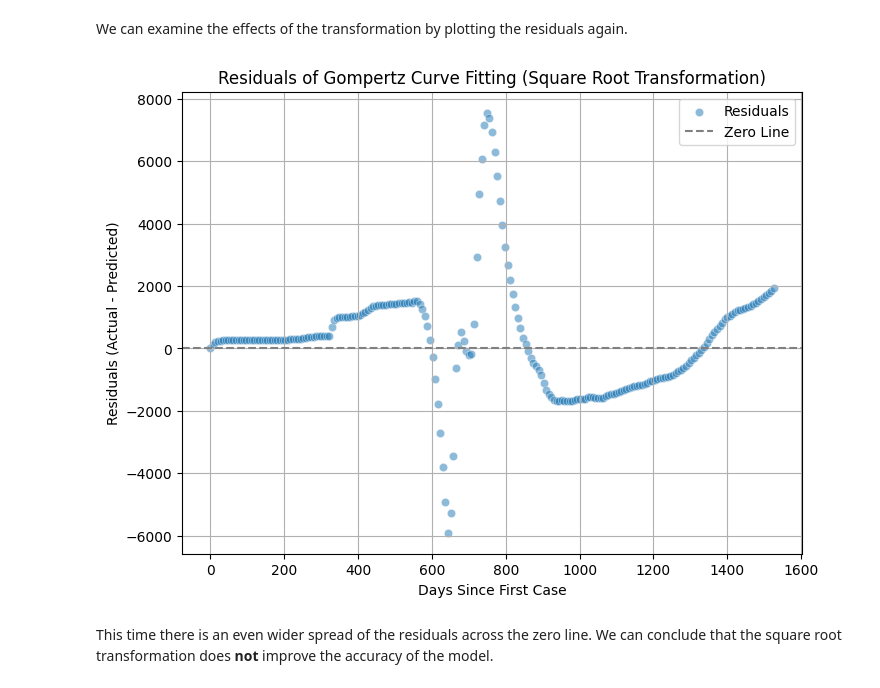
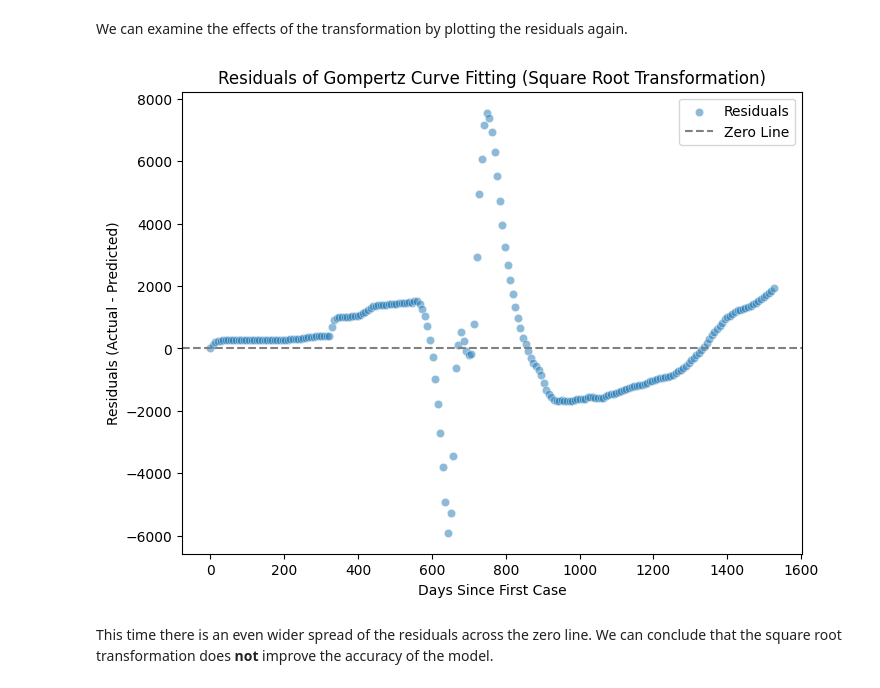
Before and after one commit to sa0v/COVID, a Jupyter notebook: COVID.ipynb, the cells around one changed output. Cells and saved outputs as stored; diff of their text form; code cells hidden in the pictures.

Commit message:
Removed grid lines

```diff
--- a/COVID.ipynb
+++ b/COVID.ipynb
@@ -448,16 +448,16 @@ We can examine the effects of the transformation by plotting the residuals again
 # %%
 # Residual Plot
 plt.figure(figsize=(8, 6))
 sns.scatterplot(x=data['days'], y=data['residuals'], color='tab:blue', label='Residuals',alpha=0.5)
 plt.axhline(0, color='gray', linestyle='--', label='Zero Line')
 plt.title("Residuals of Gompertz Curve Fitting (Square Root Transformation)")
 plt.xlabel("Days Since First Case")
 plt.ylabel("Residuals (Actual - Predicted)")
 plt.legend()
-plt.grid(True)
+plt.grid(False)
 plt.show()
 # %% [output]
-[figure, old version]
+[figure, new version]
 # %% [markdown]
 This time there is an even wider spread of the residuals across the zero line. We can conclude that the square root transformation does **not** improve the accuracy of the model.
 # %% [markdown]
```
Also changed, not shown: parts of 1 cell of this notebook.
